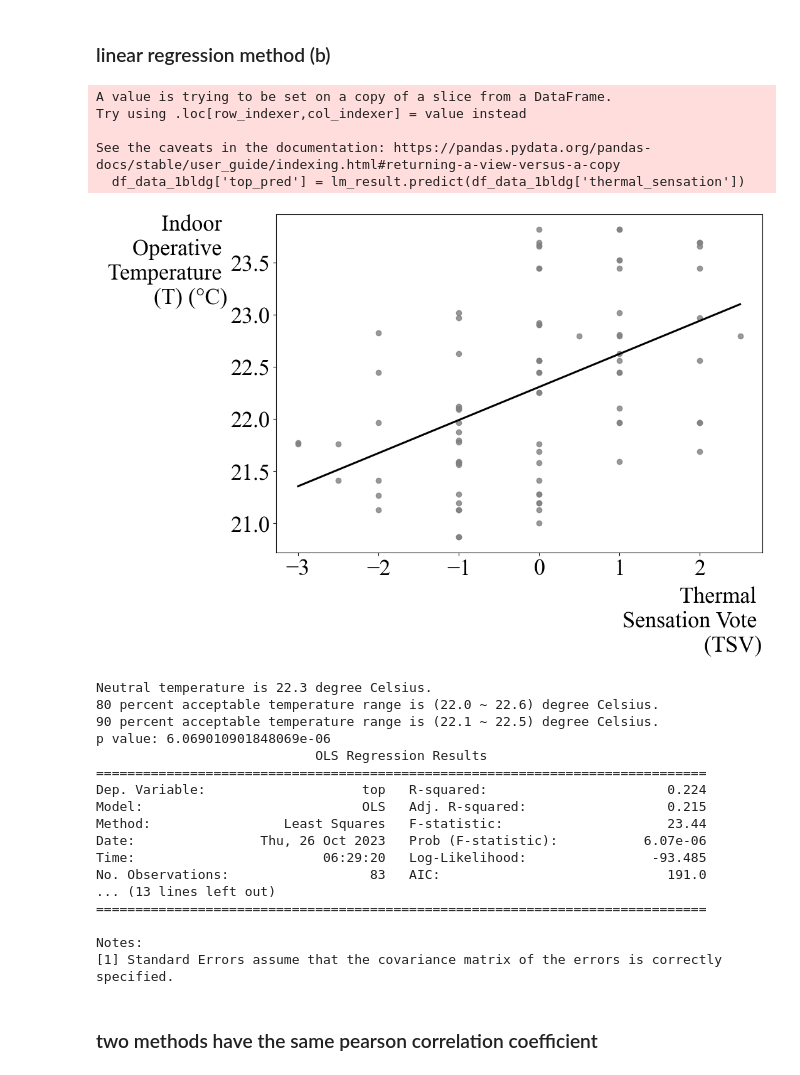
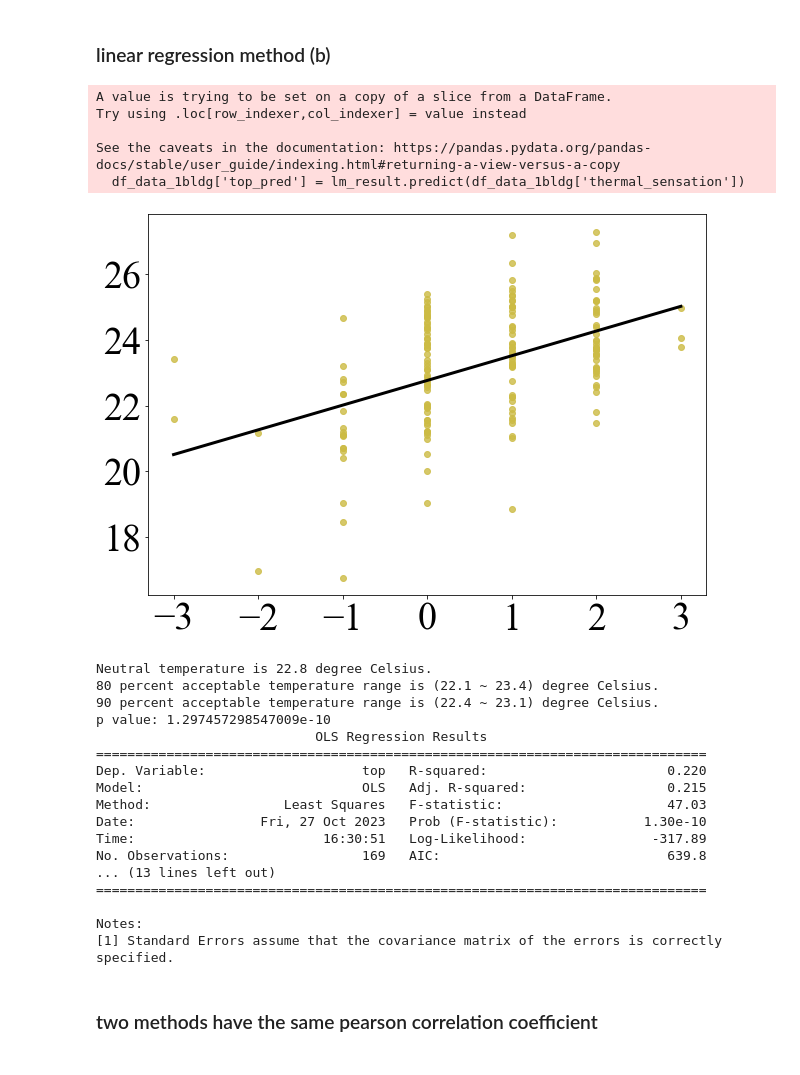
Before and after one commit to ruijis/causal-thinking-neutral-temperature, a Jupyter notebook: two-linear-regressions.ipynb, the cells around one changed output. Saved outputs shown, nothing was run; the diff lists cells and outputs as text; code cells hidden in the pictures.

Commit message:
update all graphs into one section

```diff
--- a/two-linear-regressions.ipynb
+++ b/two-linear-regressions.ipynb
@@ -162,10 +163,10 @@ lm_result = smf.ols(formula='top ~ thermal_sensation', data=df_data_1bldg).fit()
 df_data_1bldg['top_pred'] = lm_result.predict(df_data_1bldg['thermal_sensation'])
 # plot the regression line, don't show the confidence interval
 plt.figure(figsize=(10, 7))
-sns.regplot(x='thermal_sensation', y='top', data=df_data_1bldg, scatter_kws={'color': 'grey'}, line_kws={'color': 'black'}, ci=None)
+sns.regplot(x='thermal_sensation', y='top', data=df_data_1bldg, scatter_kws={'color': '#CCBB44'}, line_kws={'color': 'black', 'linewidth': 3}, ci=None)
 
-plt.xlabel('Thermal \n Sensation Vote \n (TSV)', rotation=0, fontsize=26)
-plt.ylabel('Indoor \n Operative \n Temperature \n (T) (°C)', rotation=0, fontsize=26)
+plt.xlabel('', rotation=0, fontsize=40)
+plt.ylabel('', rotation=0, fontsize=40)
 
 # plt.title('Regress thermal sensation votes on indoor temperature')
 plt.rcParams['font.family'] = 'Times New Roman'
@@ -177,50 +178,51 @@ ax.yaxis.set_label_coords(-0.1, 0.72)
 ax.yaxis.get_label().set_ha('right')  # this line is added for horizontal alignment to the right
 ax.xaxis.get_label().set_ha('right')  # this line is added for horizontal alignment to the right
 
-plt.xticks(fontsize=26)  # Rotate and set font size for x-axis tick labels
-plt.yticks(fontsize=26)  # Set font size for y-axis tick labels
+plt.xticks(fontsize=38)  # Rotate and set font size for x-axis tick labels
+plt.yticks(fontsize=38)  # Set font size for y-axis tick labels
 
 plt.grid(False)
+
 plt.show()
 
 # check whether the correaltion (slope) is significant
 if lm_result.pvalues['thermal_sensation'] < 0.05:
     a = lm_result.params['thermal_sensation']
     b = lm_result.params['Intercept']
     neutral_temp = b
     temp80_up = 0.85*a + b
     temp80_low = (-0.85)*a + b
     temp90_up = 0.5*a + b
     temp90_low = (-0.5)*a + b
     print('Neutral temperature is {:.1f} degree Celsius.'.format(neutral_temp))
     print('80 percent acceptable temperature range is ({:.1f}'.format(temp80_low), '~ {:.1f}) degree Celsius.'.format(temp80_up))
     print('90 percent acceptable temperature range is ({:.1f}'.format(temp90_low), '~ {:.1f}) degree Celsius.'.format(temp90_up))
 
 else:
     print('The slope is not significant.')
 
 # statistical anayalsis summary
 print('p value:', lm_result.pvalues['thermal_sensation'])
 print(lm_result.summary())
 # %% [output]
 A value is trying to be set on a copy of a slice from a DataFrame.
 Try using .loc[row_indexer,col_indexer] = value instead
 
 See the caveats in the documentation: https://pandas.pydata.org/pandas-docs/stable/user_guide/indexing.html#returning-a-view-versus-a-copy
   df_data_1bldg['top_pred'] = lm_result.predict(df_data_1bldg['thermal_sensation'])
-[figure, old version]
+[figure, new version]
-Neutral temperature is 22.3 degree Celsius.
-80 percent acceptable temperature range is (22.0 ~ 22.6) degree Celsius.
-90 percent acceptable temperature range is (22.1 ~ 22.5) degree Celsius.
-p value: 6.069010901848069e-06
+Neutral temperature is 22.8 degree Celsius.
+80 percent acceptable temperature range is (22.1 ~ 23.4) degree Celsius.
+90 percent acceptable temperature range is (22.4 ~ 23.1) degree Celsius.
+p value: 1.297457298547009e-10
                             OLS Regression Results
 ==============================================================================
-Dep. Variable:                    top   R-squared:                       0.224
+Dep. Variable:                    top   R-squared:                       0.220
 Model:                            OLS   Adj. R-squared:                  0.215
-Method:                 Least Squares   F-statistic:                     23.44
-Date:                Thu, 26 Oct 2023   Prob (F-statistic):           6.07e-06
-Time:                        06:29:20   Log-Likelihood:                -93.485
-No. Observations:                  83   AIC:                             191.0
+Method:                 Least Squares   F-statistic:                     47.03
+Date:                Fri, 27 Oct 2023   Prob (F-statistic):           1.30e-10
+Time:                        16:30:51   Log-Likelihood:                -317.89
+No. Observations:                 169   AIC:                             639.8
 ... (13 lines left out)
 ==============================================================================
 
```
Also changed, not shown: parts of 14 cells of this notebook, 5 other files.
